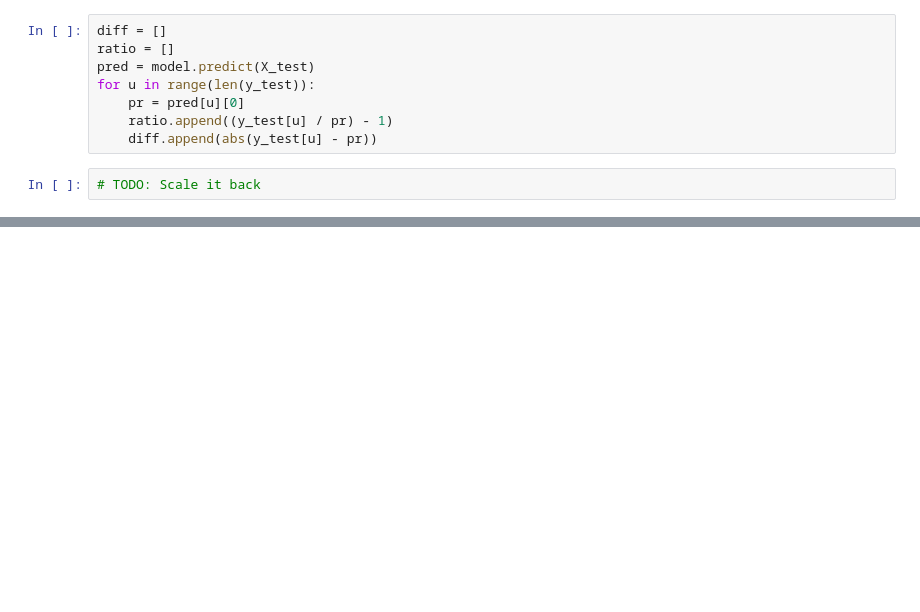
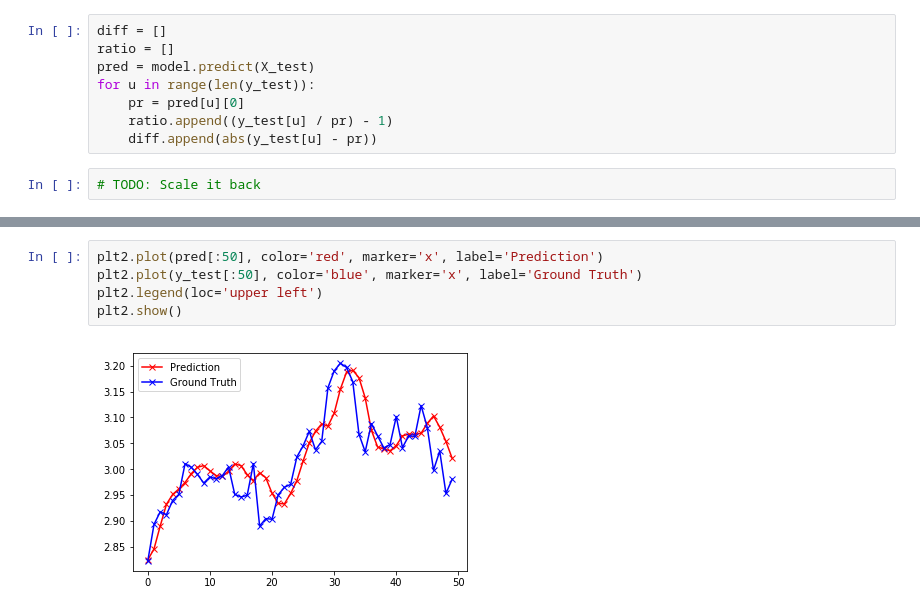
Before and after one commit to golden-dawn/python, a Jupyter notebook: stx_ml.ipynb, the cells around one changed output, grey strips where cells are left out. Cells and saved outputs as stored; diff of their text form; blank space fills up the shorter version.

```diff
--- a/stx_ml.ipynb
+++ b/stx_ml.ipynb
@@ -205,0 +206,7 @@ plt2.show()
+# %%
+plt2.plot(pred[:50], color='red', marker='x', label='Prediction')
+plt2.plot(y_test[:50], color='blue', marker='x', label='Ground Truth')
+plt2.legend(loc='upper left')
+plt2.show()
+# %% [output]
+[figure, added]
```
Also changed, not shown: parts of 6 cells of this notebook.
